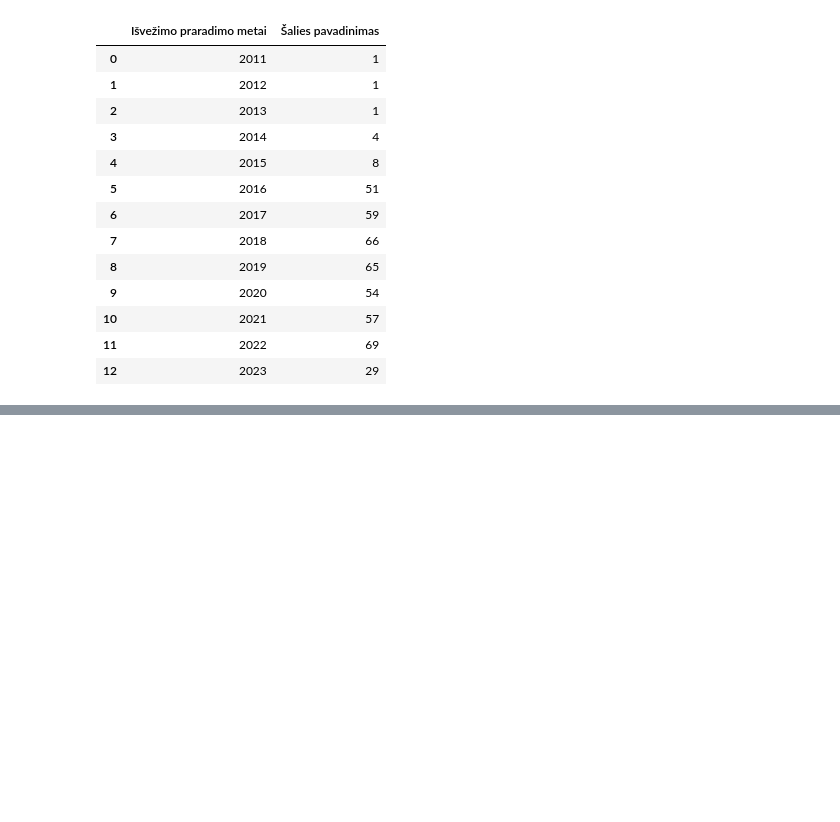
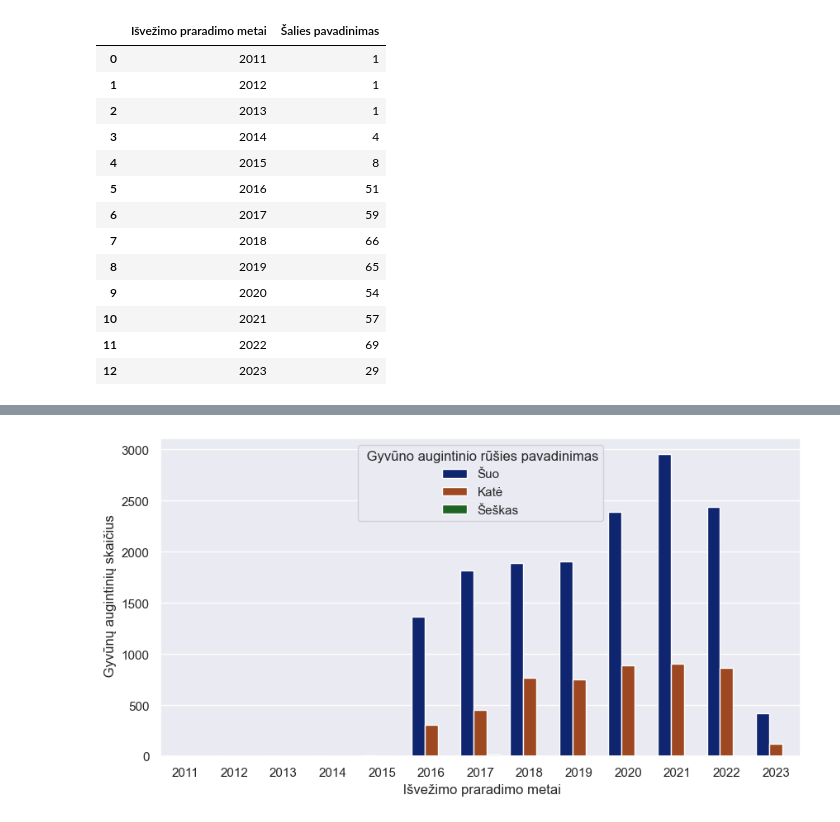
Before and after one commit to dovissssss/exported_lost_pets_from_lithuania, a Jupyter notebook: notebooks/exported_lost_pets.ipynb, the cells around one changed output, grey strips where cells are left out. Saved outputs shown, nothing was run; the diff lists cells and outputs as text; code cells hidden in the pictures; blank space fills up the shorter version.

```diff
--- a/notebooks/exported_lost_pets.ipynb
+++ b/notebooks/exported_lost_pets.ipynb
@@ -162,0 +176,19 @@ df[df["Išvežimo, praradimo pavadinimas"] == "Išvežimas"].groupby(" Išvežim
+# %%
+import seaborn as sb
+import matplotlib.pyplot as plt
+
+# Plot Lost Pets sum by years, type
+dfr = df[df["Išvežimo, praradimo pavadinimas"] == "Išvežimas"].groupby([" Išvežimo praradimo metai", " Gyvūno augintinio rūšies pavadinimas"], as_index=False)[" Gyvūnų augintinių skaičius"].sum()
+
+sb.set(rc={'figure.figsize':(10, 5)})
+
+sb.barplot(
+    x = dfr[" Išvežimo praradimo metai"],
+    y = dfr[" Gyvūnų augintinių skaičius"],
+    hue = dfr[" Gyvūno augintinio rūšies pavadinimas"],
+    palette="dark"
+    )
+
+plt.show()
+# %% [output]
+[figure, added]
```
Also changed, not shown: parts of 3 cells of this notebook, 5 other files.
